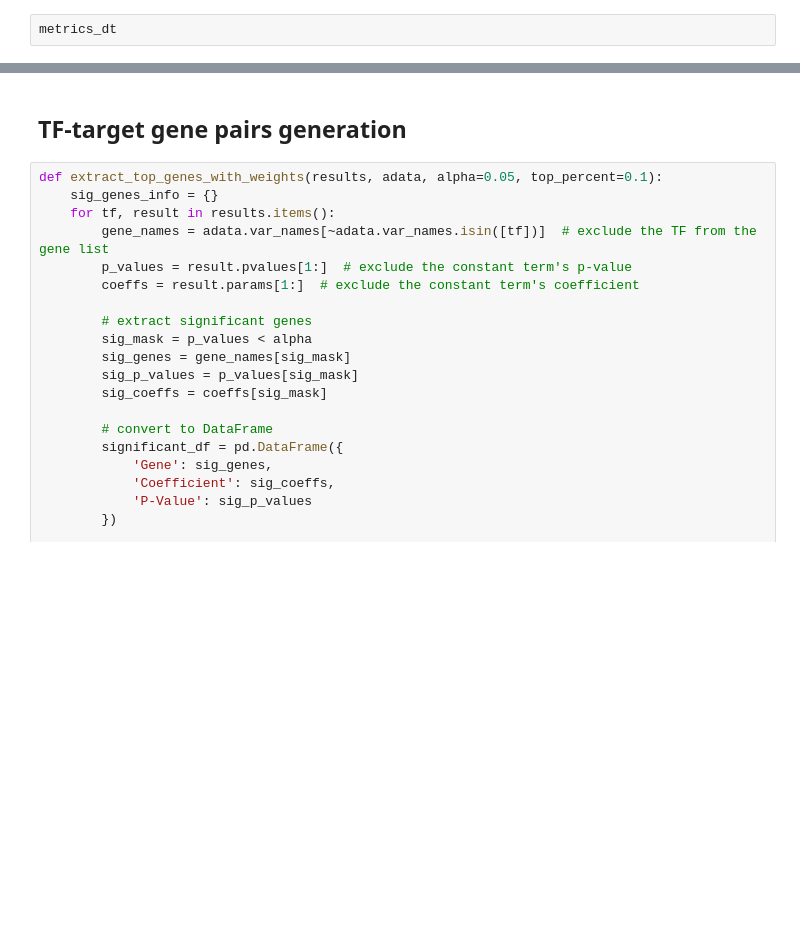
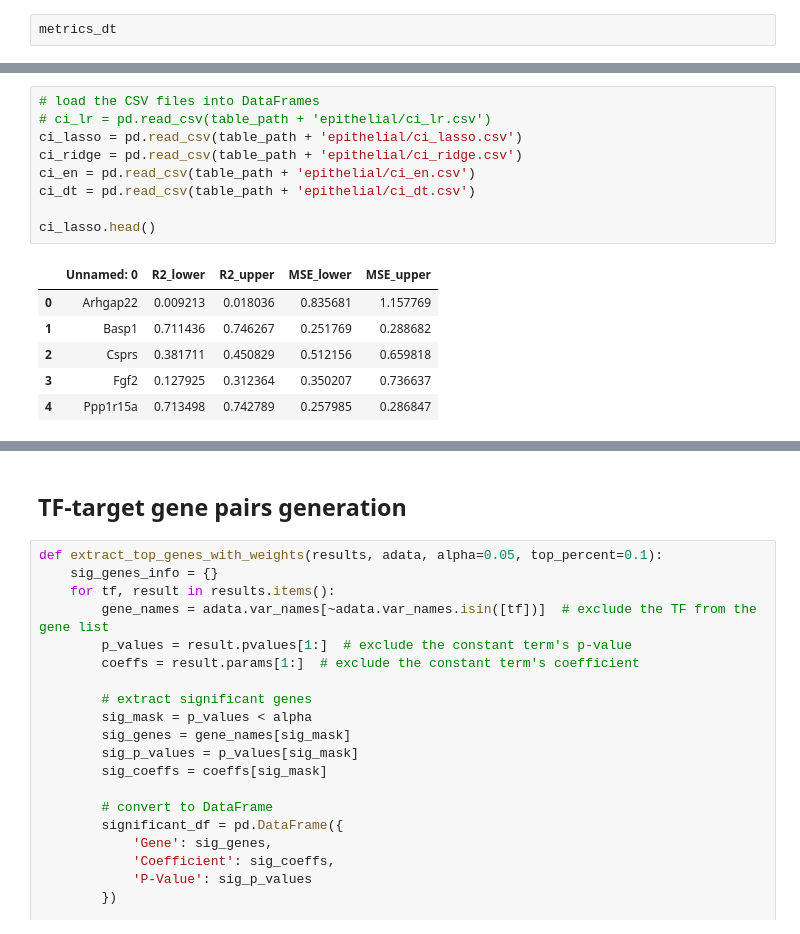
Before and after one commit to FlynnZ221/TFExprPredict, a Jupyter notebook: notebooks/regression.ipynb, the cells around one changed output, grey strips where cells are left out. Saved outputs shown, nothing was run; the diff lists cells and outputs as text; blank space fills up the shorter version.

```diff
--- a/notebooks/regression.ipynb
+++ b/notebooks/regression.ipynb
@@ -353,0 +518,16 @@ Data saved to tables/epithelial/metrics_lasso.csv
+# %%
+# load the CSV files into DataFrames
+# ci_lr = pd.read_csv(table_path + 'epithelial/ci_lr.csv')
+ci_lasso = pd.read_csv(table_path + 'epithelial/ci_lasso.csv')
+ci_ridge = pd.read_csv(table_path + 'epithelial/ci_ridge.csv')
+ci_en = pd.read_csv(table_path + 'epithelial/ci_en.csv')
+ci_dt = pd.read_csv(table_path + 'epithelial/ci_dt.csv')
+
+ci_lasso.head()
+# %% [output]
+|  | Unnamed: 0 | R2_lower | R2_upper | MSE_lower | MSE_upper |
+| 0 | Arhgap22 | 0.009213 | 0.018036 | 0.835681 | 1.157769 |
+| 1 | Basp1 | 0.711436 | 0.746267 | 0.251769 | 0.288682 |
+| 2 | Csprs | 0.381711 | 0.450829 | 0.512156 | 0.659818 |
+| 3 | Fgf2 | 0.127925 | 0.312364 | 0.350207 | 0.736637 |
+| 4 | Ppp1r15a | 0.713498 | 0.742789 | 0.257985 | 0.286847 |
```
Also changed, not shown: parts of 21 cells of this notebook.
